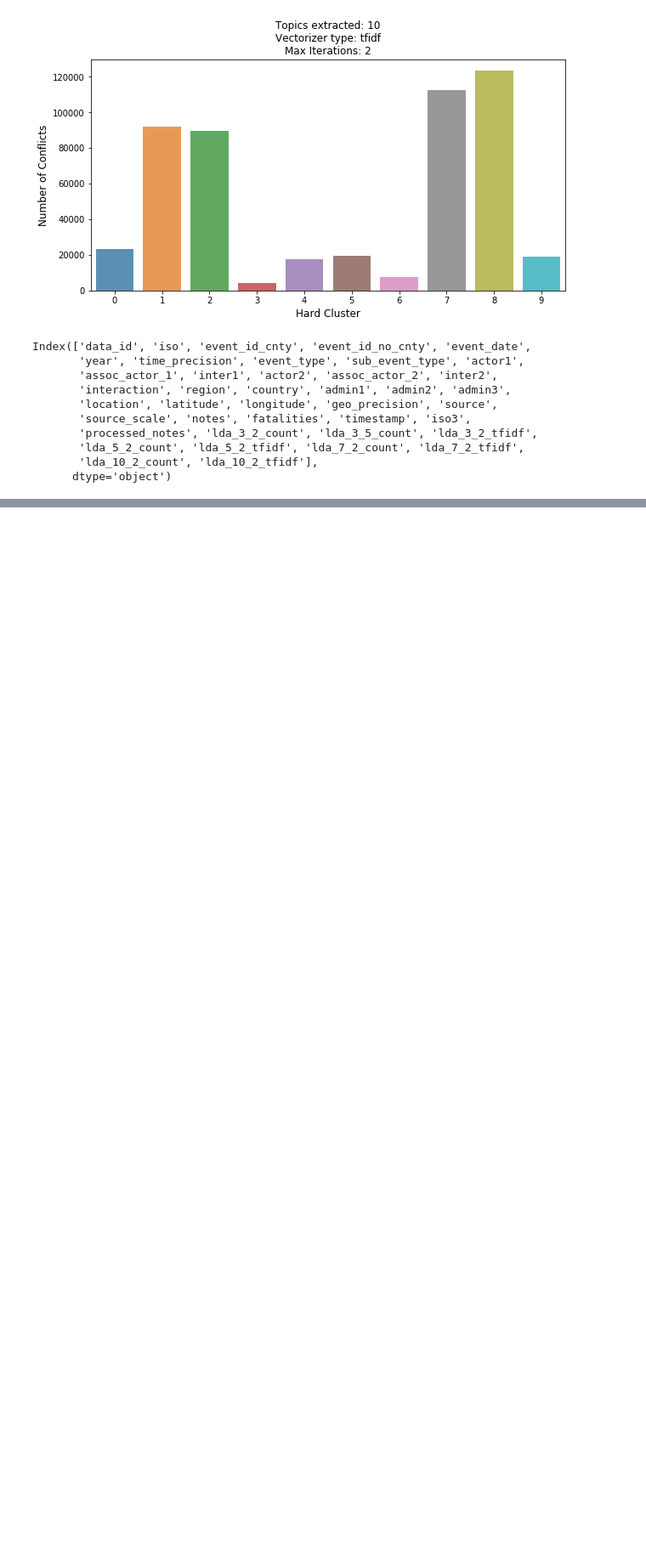
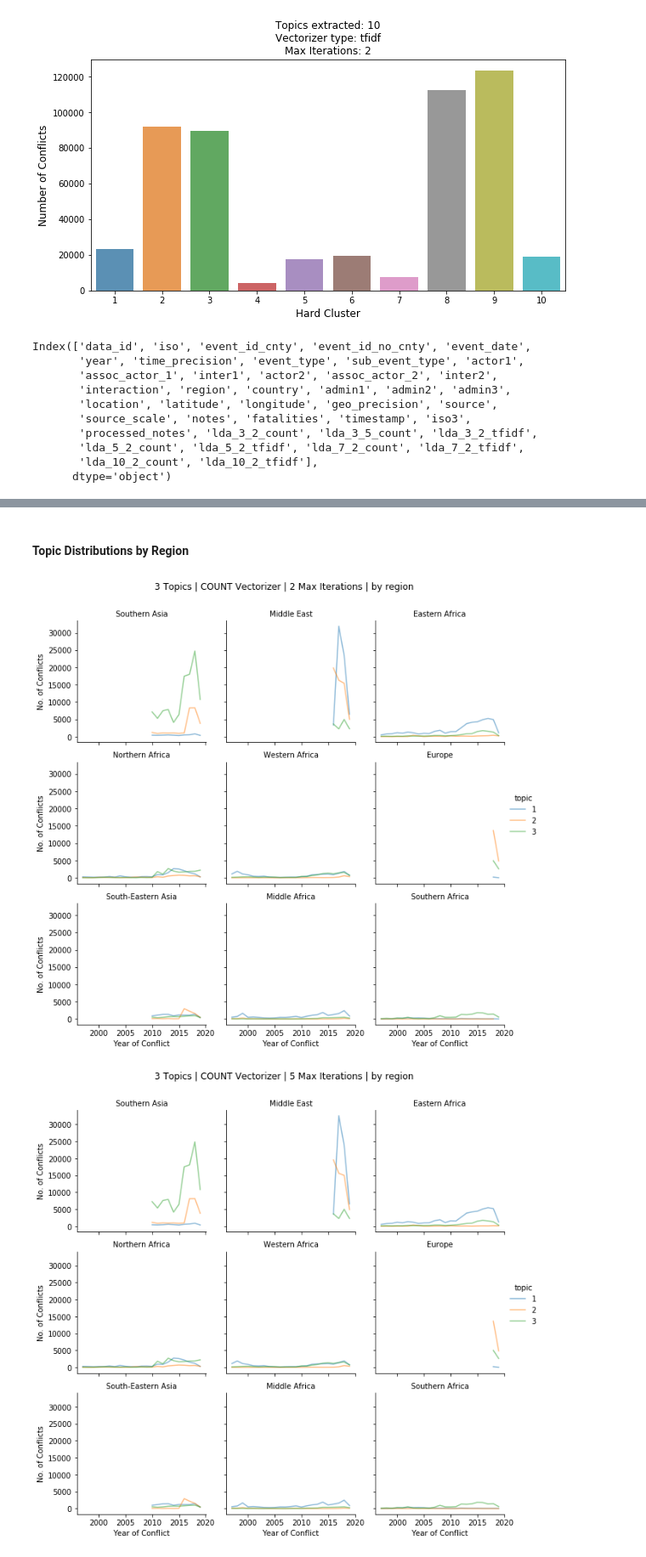
Before and after one commit to darshansumant/ml_nlp_conflict, a Jupyter notebook: Topic_Modeling_runs.ipynb, the cells around one changed output, grey strips where cells are left out. Shown at 85% size. Cells and saved outputs as stored; diff of their text form; code cells hidden in the pictures; blank space fills up the shorter version.

Commit message:
LDA topic distribution summaries

```diff
--- a/Topic_Modeling_runs.ipynb
+++ b/Topic_Modeling_runs.ipynb
@@ -415,7 +415,7 @@ def map_lda_results(lda_obj):
     results = lda_obj.lda.transform(lda_obj.data_vectorized)
 
     # return Series with index of max value along the 2nd axis
-    df[colname] = pd.Series(np.argmax(results, axis=1))
+    df[colname] = pd.Series(np.argmax(results, axis=1) + 1)
 # %% [markdown]
 ##### Map results for all Models
 # %%
@@ -526,0 +477,42 @@ sns.lineplot(x='year', y='conflicts', hue='topic',
+# %%
+# Define a function to create the distributions trends
+def topics_by_region(category, lda_obj):
+    '''
+    Create FacetGrid plots with Seaborn to visualize topic distribution trends by Region
+    '''
+
+    # ordered list by descending number of conflicts
+    ordered_catg = df[category].value_counts().index
+
+    colname = pickle_dict[lda_obj][:-4]
+    check = df.groupby([category, 'year', colname]).size().reset_index().rename(columns = {0: 'conflicts',
+                                                                                           colname: 'topic'})
+
+    # Define the Factegrid
+    g = sns.FacetGrid(check,
+                      col=category, col_wrap=3,
+                      col_order=ordered_catg,
+                      hue="topic")
+    g.map(plt.plot, "year", "conflicts", alpha=.5)
+
+    # Set theme & other options
+    g.add_legend();
+    g.set_axis_labels("Year of Conflict", "No. of Conflicts")
+    g.set_titles("{col_name}")
+    plt.subplots_adjust(top=0.9)
+    g.fig.suptitle(str(lda_obj.num_topics) + ' Topics | ' +
+                   str(lda_obj.vectorizer_type).upper() + ' Vectorizer | ' +
+                   str(lda_obj.max_iter) + ' Max Iterations | ' +
+                   'by ' + category
+                  )
+
+    # Save file as .png
+    g.savefig(os.path.join(LDA_VIS_PATH, 'distributions/', colname + '_by_' + category + '.png'))
+# %% [markdown]
+#### Topic Distributions by Region
+# %%
+for lda_obj in tqdm(pickle_dict.keys()):
+    topics_by_region('region', lda_obj)
+# %% [output]
+[figure, added]
+[figure, added]
```
Also changed, not shown: parts of 8 cells of this notebook, 10 other files.
